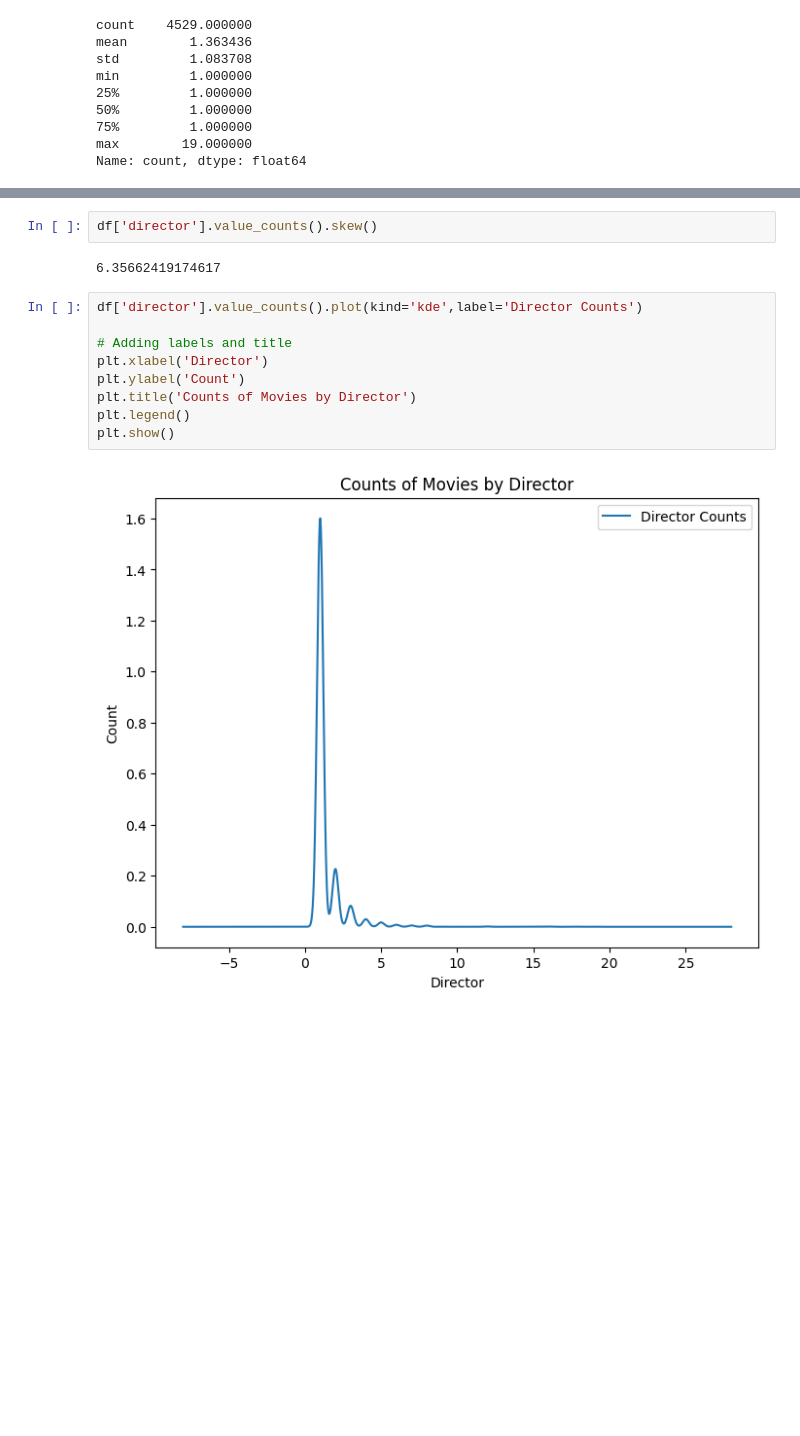
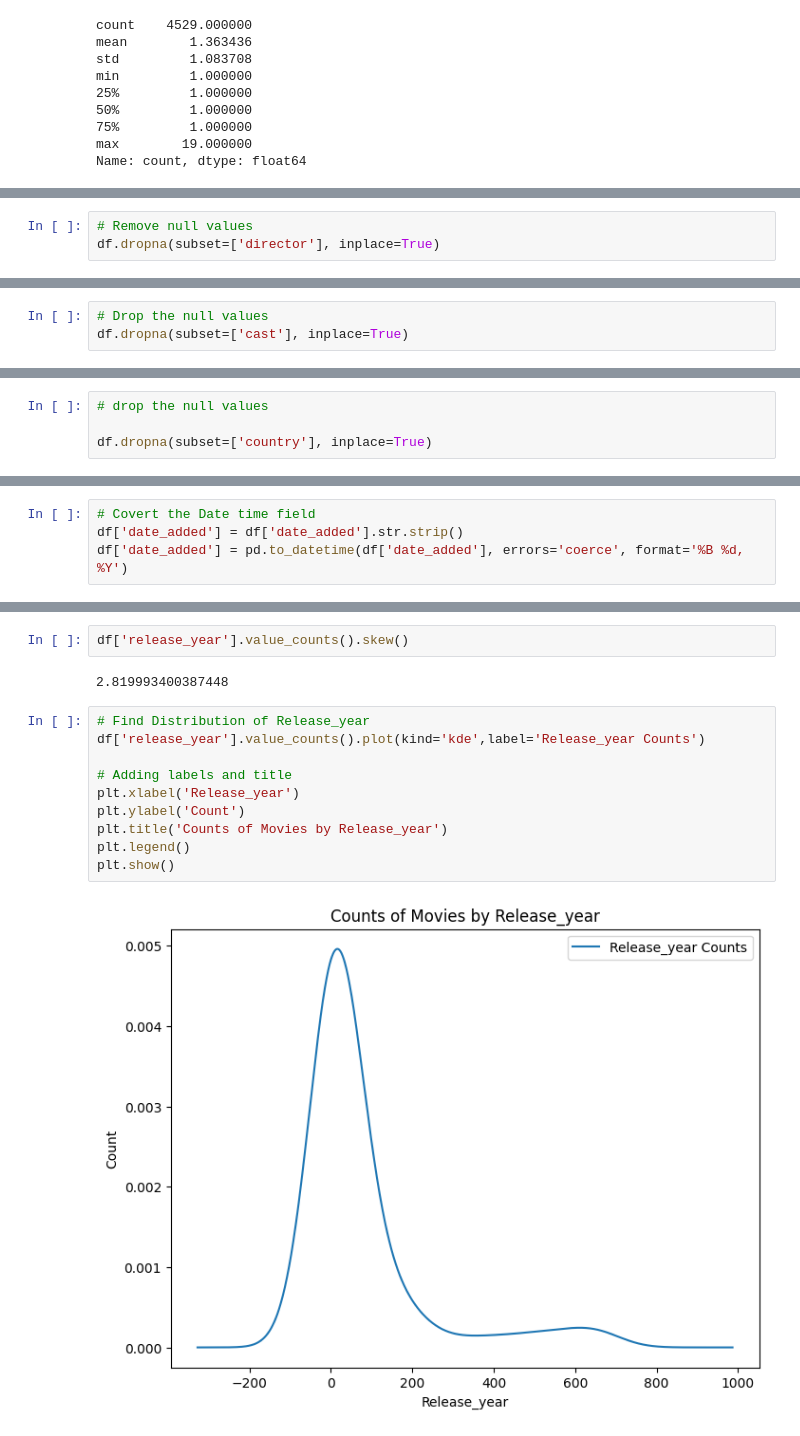
Before and after one commit to Jit562/NetFlix_data_EDA_Analysis, a Jupyter notebook: NetFlix_Data_EDA.ipynb, the cells around one changed output, grey strips where cells are left out. Drawn from its saved outputs; the diff is of its cells as text; blank space fills up the shorter version.

```diff
--- a/NetFlix_Data_EDA.ipynb
+++ b/NetFlix_Data_EDA.ipynb
@@ -328,0 +356,3 @@ Name: count, dtype: float64
+# %%
+# Remove null values
+df.dropna(subset=['director'], inplace=True)
@@ -328,0 +382,3 @@ Name: count, dtype: float64
+# %%
+# Drop the null values
+df.dropna(subset=['cast'], inplace=True)
@@ -328,0 +449,4 @@ Name: count, dtype: float64
+# %%
+# drop the null values
+
+df.dropna(subset=['country'], inplace=True)
@@ -328,0 +483,4 @@ Name: count, dtype: float64
+# %%
+# Covert the Date time field
+df['date_added'] = df['date_added'].str.strip()
+df['date_added'] = pd.to_datetime(df['date_added'], errors='coerce', format='%B %d, %Y')
@@ -329,15 +611,16 @@ Name: count, dtype: float64
 # %%
-df['director'].value_counts().skew()
+df['release_year'].value_counts().skew()
 # %% [output]
-6.35662419174617
+2.819993400387448
 # %%
-df['director'].value_counts().plot(kind='kde',label='Director Counts')
+# Find Distribution of Release_year
+df['release_year'].value_counts().plot(kind='kde',label='Release_year Counts')
 
 # Adding labels and title
-plt.xlabel('Director')
+plt.xlabel('Release_year')
 plt.ylabel('Count')
-plt.title('Counts of Movies by Director')
+plt.title('Counts of Movies by Release_year')
 plt.legend()
 plt.show()
 # %% [output]
-[figure, old version]
+[figure, new version]
```
Also changed, not shown: parts of 58 cells of this notebook.
